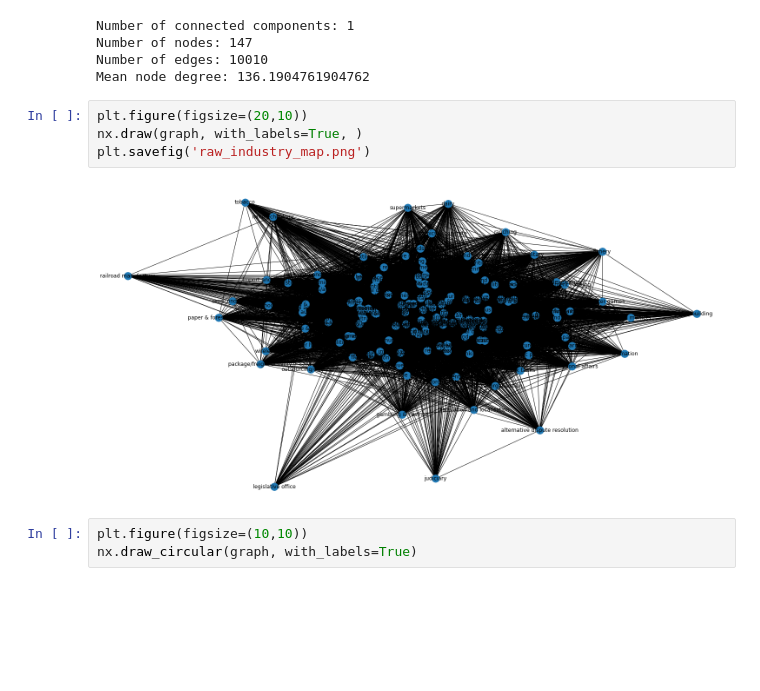
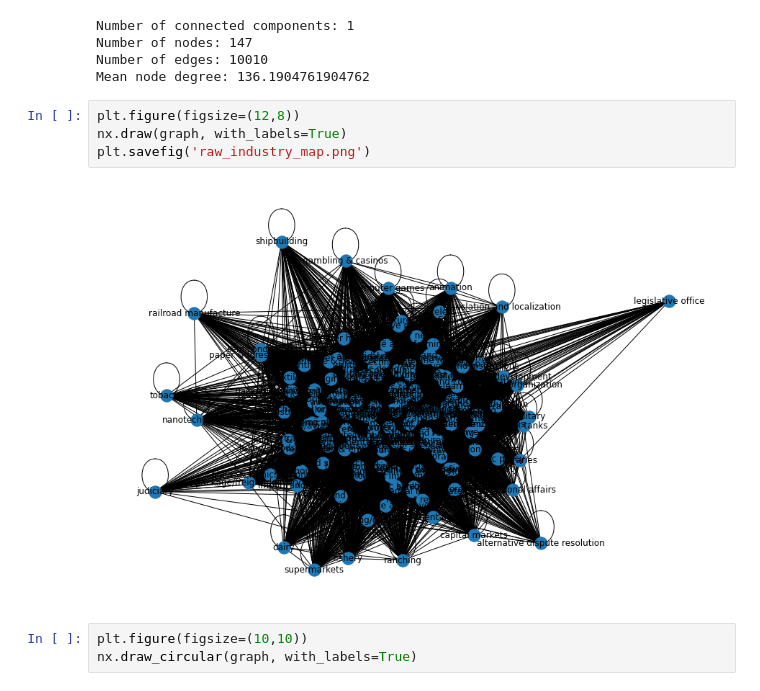
Before and after one commit to snirlugassy/data-science-lab-project, a Jupyter notebook: industry_graph.ipynb, the cells around one changed output. Cells and saved outputs as stored; diff of their text form; blank space fills up the shorter version.

```diff
--- a/industry_graph.ipynb
+++ b/industry_graph.ipynb
@@ -115,11 +114,11 @@ Number of nodes: 147
 Number of edges: 10010
 Mean node degree: 136.1904761904762
 # %%
-plt.figure(figsize=(20,10))
-nx.draw(graph, with_labels=True, )
+plt.figure(figsize=(12,8))
+nx.draw(graph, with_labels=True)
 plt.savefig('raw_industry_map.png')
 # %% [output]
-[figure, old version]
+[figure, new version]
 # %%
 plt.figure(figsize=(10,10))
 nx.draw_circular(graph, with_labels=True)
```
Also changed, not shown: parts of 10 cells of this notebook, 19 other files.
